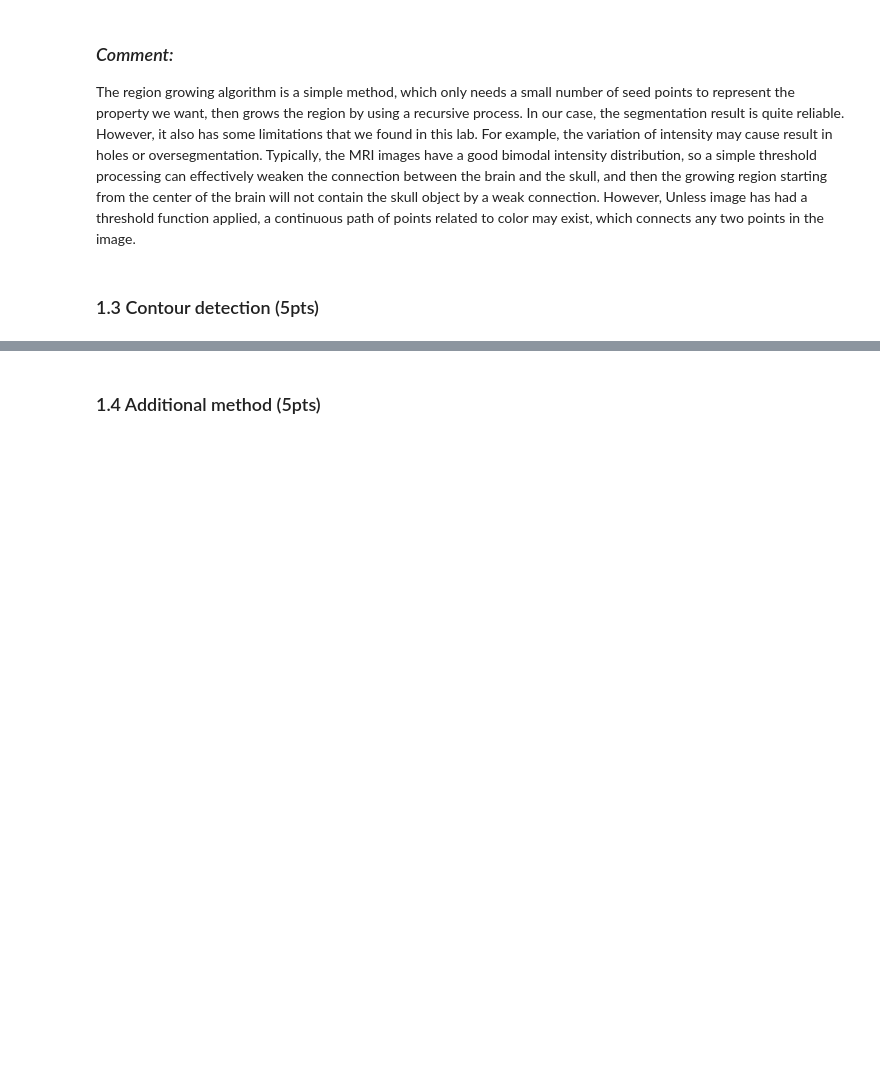
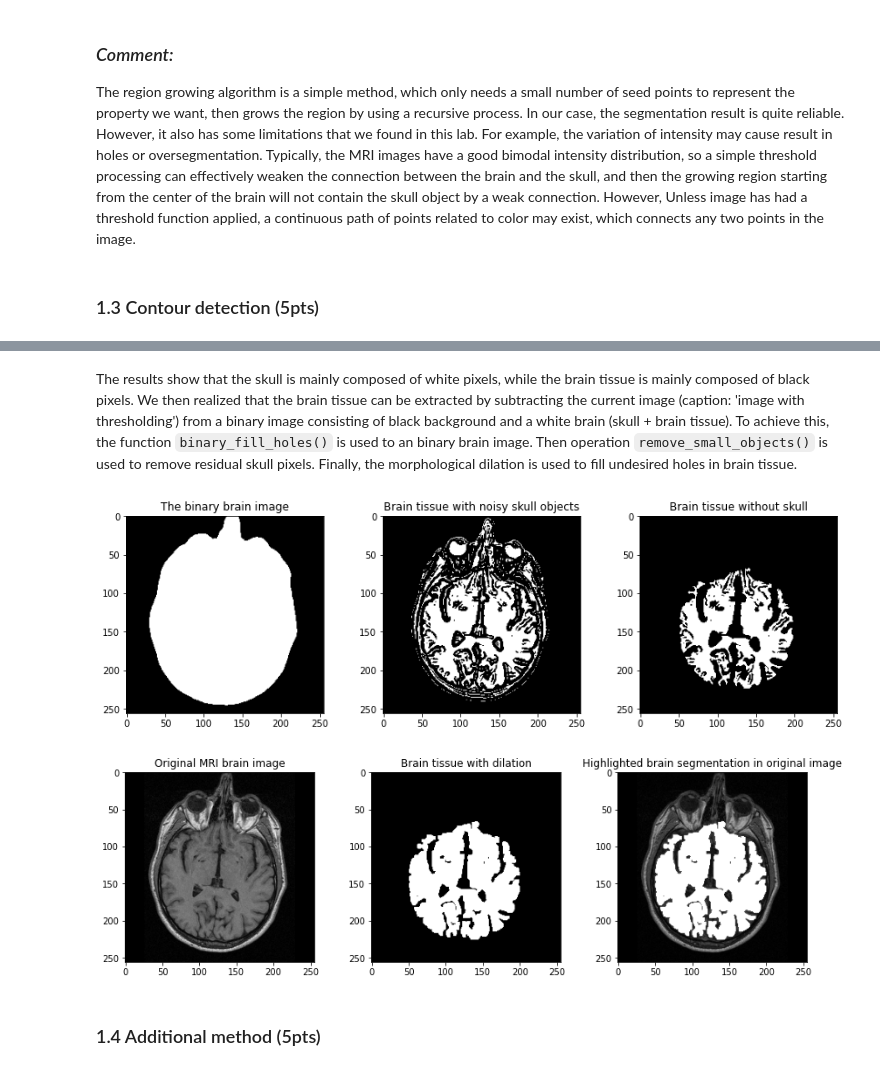
Before and after one commit to LTS5/iapr, a Jupyter notebook: labs/lab_01_segmentation.ipynb, the cells around one changed output, grey strips where cells are left out. Drawn from its saved outputs; the diff is of its cells as text; code cells hidden in the pictures; blank space fills up the shorter version.

```diff
--- a/labs/lab_01_segmentation.ipynb
+++ b/labs/lab_01_segmentation.ipynb
@@ -244,3 +295,34 @@ Unless image has had a threshold function applied, a continuous path of points r
+# %% [markdown]
+The results show that the skull is mainly composed of white pixels, while the brain tissue is mainly composed of black pixels. We then realized that the brain tissue can be extracted by subtracting the current image (caption: 'image with thresholding') from a binary image consisting of black background and a white brain (skull + brain tissue). To achieve this, the function `binary_fill_holes()` is used to an binary brain image. Then  operation `remove_small_objects()` is used to remove residual skull pixels. Finally, the morphological dilation is used to fill undesired holes in brain tissue.
+# %%
+# Extract entire brain object
+bi_brain_im = ndimage.binary_fill_holes(thres_brain_im).astype(np.uint8)
+
+# compute the difference
+diff_brain_im = np.abs(thres_brain_im - bi_brain_im*255)
+
+# remove undesired objects
+clean_brain_im = morphology.remove_small_objects(diff_brain_im.astype(bool), min_size=300)
+
+# fill small holes contained in brain tissue
+kernel = np.ones((4,4),np.uint8)
+dilation = cv.dilate(clean_brain_im.astype(np.uint8),kernel,iterations = 1)
+
+# display results
+images = [bi_brain_im, diff_brain_im, clean_brain_im]
+titles = ['The binary brain image',  'Brain tissue with noisy skull objects', 'Brain tissue without skull']
+plotMultipleImages(1, 3,images, titles)
+
+# compare to original MRI image
+brain_out = np.copy(brain_im)
+brain_out[dilation==1] = 255
+
+images = [brain_im, dilation, brain_out]
+titles = titles = ['Original MRI brain image', 'Brain tissue with dilation', 'Highlighted brain segmentation in original image']
+plotMultipleImages(1, 3,images, titles)
+# %% [output]
+[figure, added]
+[figure, added]
 # %% [markdown]
 ### 1.4 Additional method (5pts)
 # %%
```
Also changed, not shown: parts of 10 cells of this notebook.
